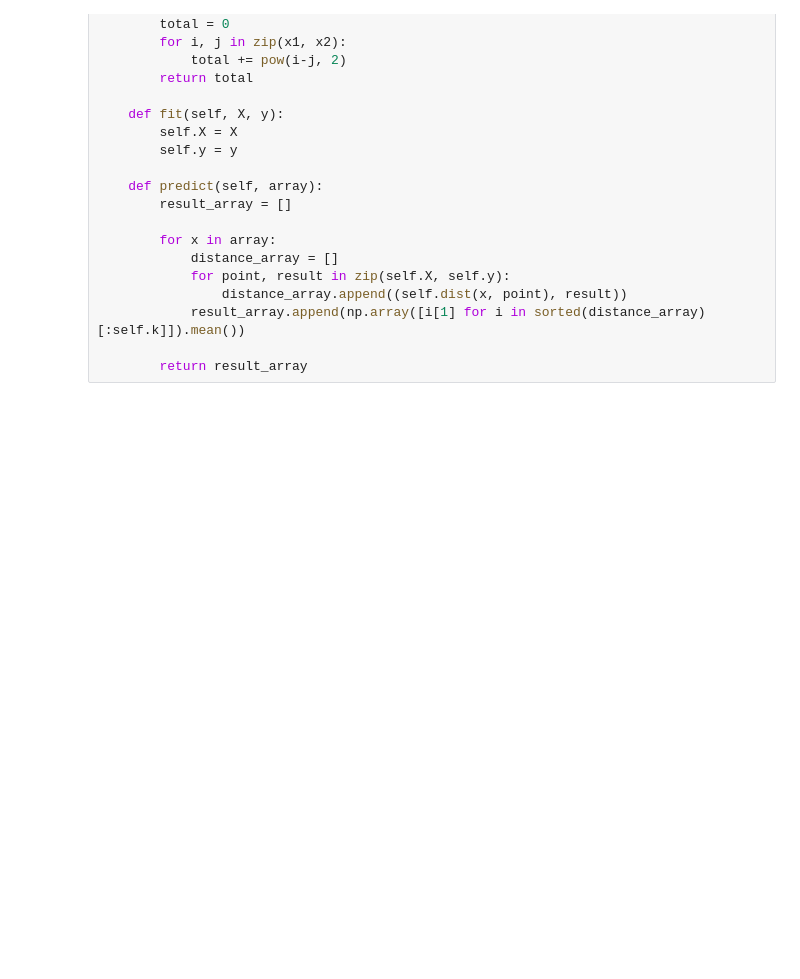
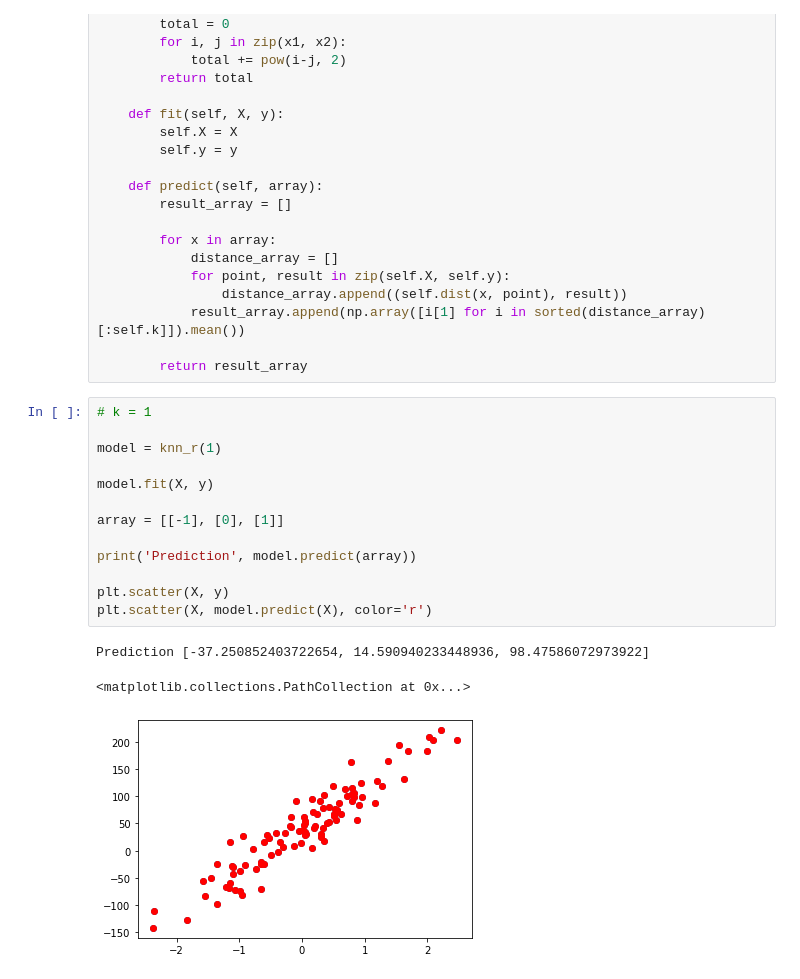
Before and after one commit to Hekkta/MLalgorithms, a Jupyter notebook: K Nearest Neighbour.ipynb, the cells around one changed output. Saved outputs shown, nothing was run; the diff lists cells and outputs as text; blank space fills up the shorter version.

```diff
--- a/K Nearest Neighbour.ipynb
+++ b/K Nearest Neighbour.ipynb
@@ -105,4 +105,21 @@ class knn_r():
             result_array.append(np.array([i[1] for i in sorted(distance_array)[:self.k]]).mean())
 
         return result_array
+# %%
+# k = 1
+
+model = knn_r(1)
+
+model.fit(X, y)
+
+array = [[-1], [0], [1]]
+
+print('Prediction', model.predict(array))
+
+plt.scatter(X, y)
+plt.scatter(X, model.predict(X), color='r')
+# %% [output]
+Prediction [-37.250852403722654, 14.590940233448936, 98.47586072973922]
+<matplotlib.collections.PathCollection at 0x...>
+[figure, added]
 # %%
```
Also changed, not shown: parts of 1 cell of this notebook, 3 other files.
